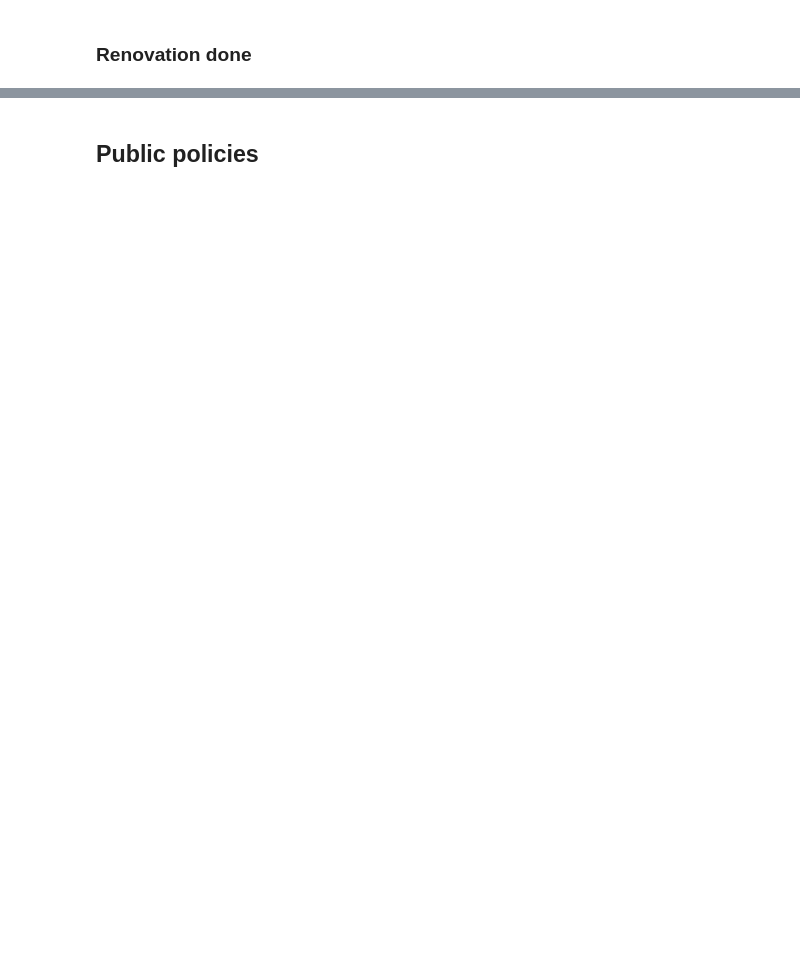
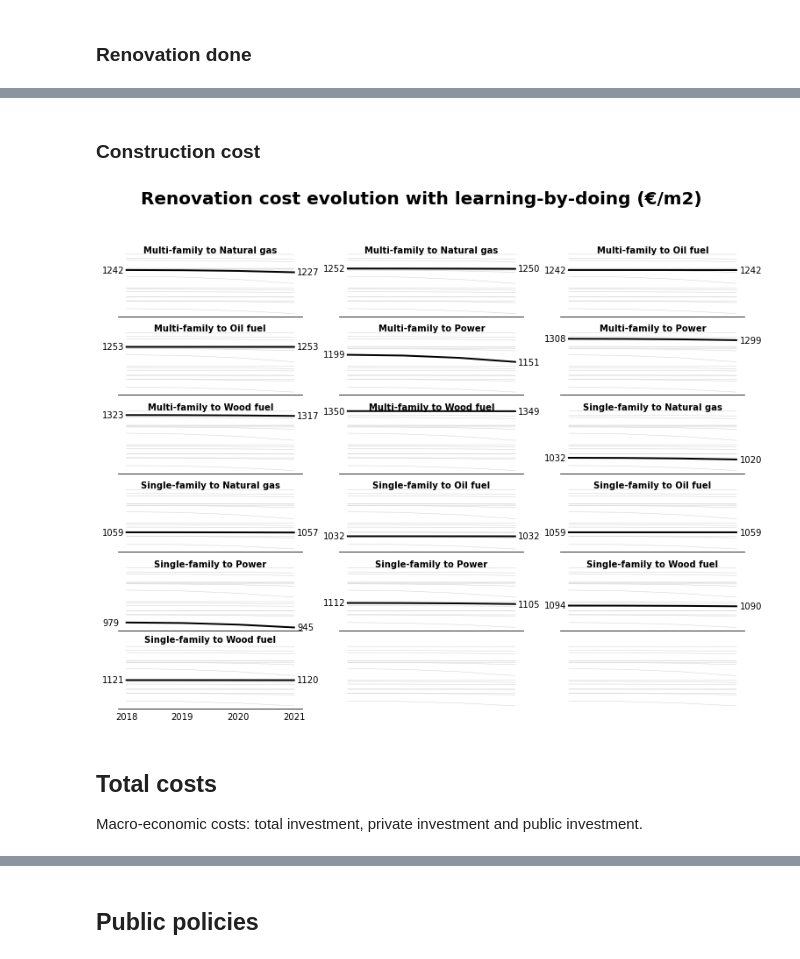
Before and after one commit to CIRED/Res-IRF, a Jupyter notebook: project/user_interface.ipynb, the cells around one changed output, grey strips where cells are left out. Cells and saved outputs as stored; diff of their text form; code cells hidden in the pictures; blank space fills up the shorter version.

```diff
--- a/project/user_interface.ipynb
+++ b/project/user_interface.ipynb
@@ -182,0 +173,10 @@ distribution_scatter(financials_unit, 'NPV', 'Flow renovation', colors_dict,
+# %% [markdown]
+### Construction cost
+# %%
+economic_subplots(var_dict['cost_construction'], 'Renovation cost evolution with learning-by-doing (€/m2)',
+                  format_axtitle=lambda x: '{} to {}'.format(x[0], x[1]), format_val=lambda x: '{:.0f}'.format(x))
+# %% [output]
+[figure, added]
+# %% [markdown]
+## Total costs
+Macro-economic costs: total investment, private investment and public investment.
```
Also changed, not shown: parts of 65 cells of this notebook, 10 other files.
